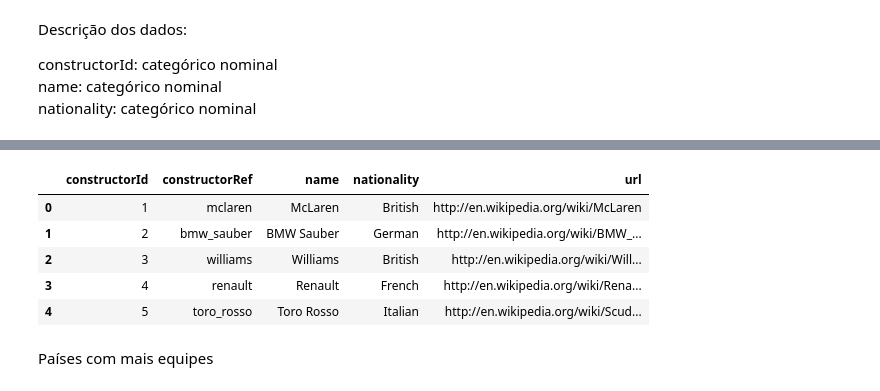
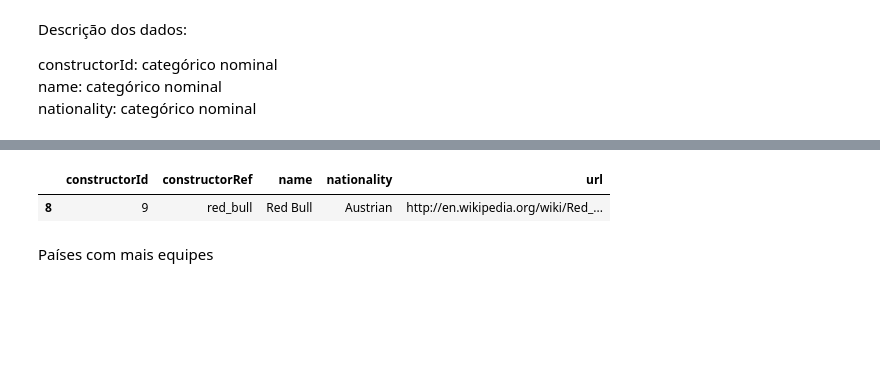
Before and after one commit to cdbm/F1DataAnalysis, a Jupyter notebook: data.ipynb, the cells around one changed output, grey strips where cells are left out. Drawn from its saved outputs; the diff is of its cells as text; code cells hidden in the pictures; blank space fills up the shorter version.

```diff
--- a/data.ipynb
+++ b/data.ipynb
@@ -98,12 +108,8 @@ constructors.dtypes
-# %%
-constructors.head()
-# %% [output]
-|  | constructorId | constructorRef | name | nationality | url |
-| 0 | 1 | mclaren | McLaren | British | http://en.wikipedia.org/wiki/McLaren |
-| 1 | 2 | bmw_sauber | BMW Sauber | German | http://en.wikipedia.org/wiki/BMW_... |
-| 2 | 3 | williams | Williams | British | http://en.wikipedia.org/wiki/Will... |
-| 3 | 4 | renault | Renault | French | http://en.wikipedia.org/wiki/Rena... |
-| 4 | 5 | toro_rosso | Toro Rosso | Italian | http://en.wikipedia.org/wiki/Scud... |
+# %%
+constructors[constructors["name"] == "Red Bull"]
+# %% [output]
+|  | constructorId | constructorRef | name | nationality | url |
+| 8 | 9 | red_bull | Red Bull | Austrian | http://en.wikipedia.org/wiki/Red_... |
 # %% [markdown]
 Países com mais equipes
 # %%
```
Also changed, not shown: parts of 25 cells of this notebook.
